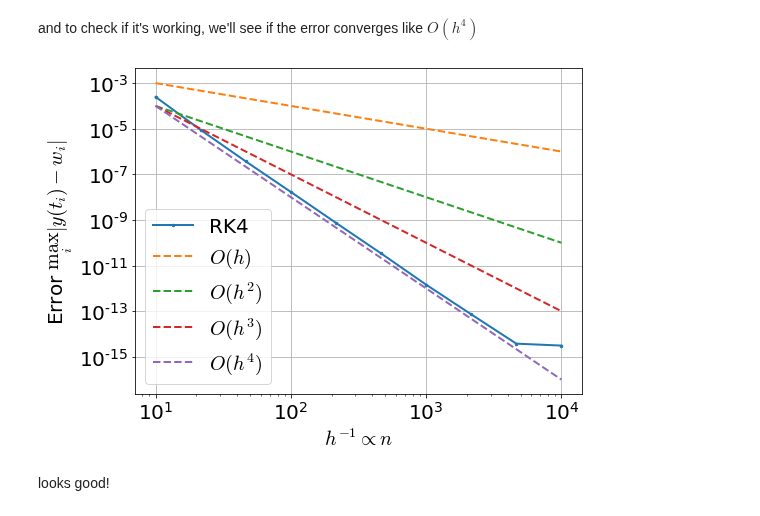
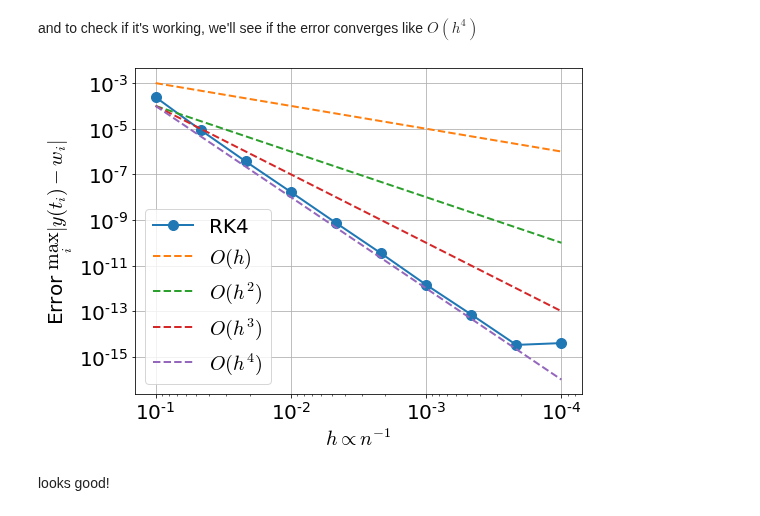
Before and after one commit to stephenbeckr/numerical-analysis-class, a Jupyter notebook: Demos/Ch5_MultistepMethods.ipynb, the cells around one changed output. Drawn from its saved outputs; the diff is of its cells as text; code cells hidden in the pictures.

```diff
--- a/Demos/Ch5_MultistepMethods.ipynb
+++ b/Demos/Ch5_MultistepMethods.ipynb
@@ -68,7 +68,7 @@ def OneStepOfRK4(f,t,w,h):
 
 def RK4( f, tspan, y0, h=0.1, n=None, dense_output=False):
   if n == None:
-    n = int( (tspan[1] - tspan[0])/h )
+    n = int( (tspan[1] - tspan[0])/h )+1
   t, h = np.linspace(tspan[0],tspan[1],num=n,retstep=True)
   w    = np.zeros(n)
   dydt = np.zeros(n)
@@ -93,18 +93,19 @@ for h in hList:
   err = np.linalg.norm( y_true(t) - y_interpolated(t), ord=np.inf)
   errorList.append( err )
 # %%
-plt.loglog(1/hList, errorList,".-",MarkerSize=5,label='RK4')
+plt.loglog(hList, errorList,"o-",MarkerSize=10,label='RK4')
 
-plt.loglog(1/hList, 1e-2*hList,'--',label='$O(h)$');
-plt.loglog(1/hList, 1e-2*hList**2,'--',label='$O(h^2)$');
-plt.loglog(1/hList, 1e-1*hList**3,'--',label='$O(h^3)$');
-plt.loglog(1/hList, 1e0*hList**4,'--',label='$O(h^4)$');
+plt.loglog(hList, 1e-2*hList,'--',label='$O(h)$');
+plt.loglog(hList, 1e-2*hList**2,'--',label='$O(h^2)$');
+plt.loglog(hList, 1e-1*hList**3,'--',label='$O(h^3)$');
+plt.loglog(hList, 1e0*hList**4,'--',label='$O(h^4)$');
 plt.legend();
 plt.grid()
 plt.ylabel('Error $\max_i |y(t_i) - w_i|$')
-plt.xlabel('$h^{-1} \propto n$');
+plt.gca().invert_xaxis() # think of it as 1/h
+plt.xlabel('$h \propto n^{-1}$');
 # %% [output]
-[figure, old version]
+[figure, new version]
 # %% [markdown]
 looks good!
 # %% [markdown]
```
Also changed, not shown: parts of 6 cells of this notebook.
